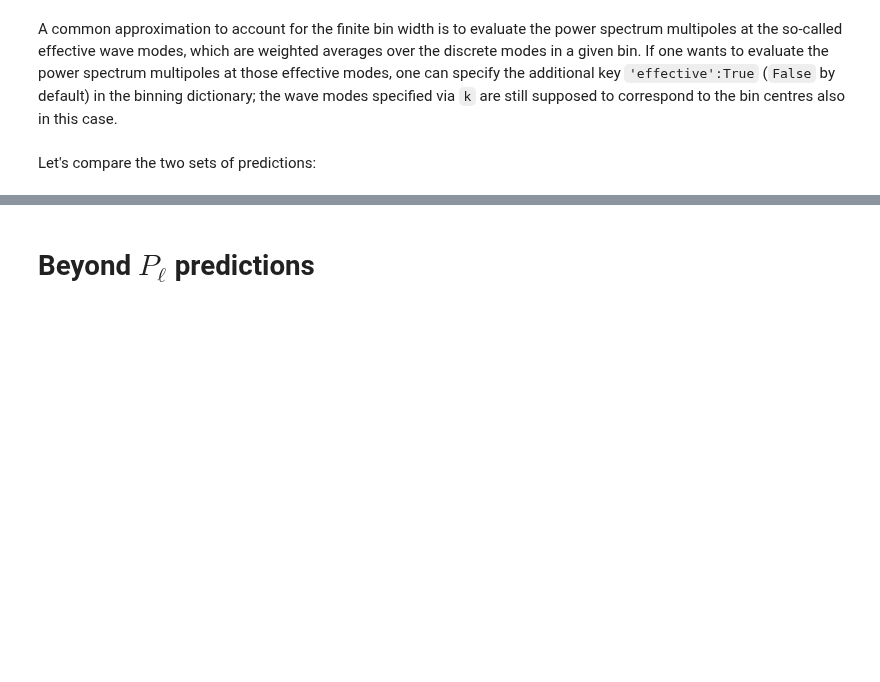
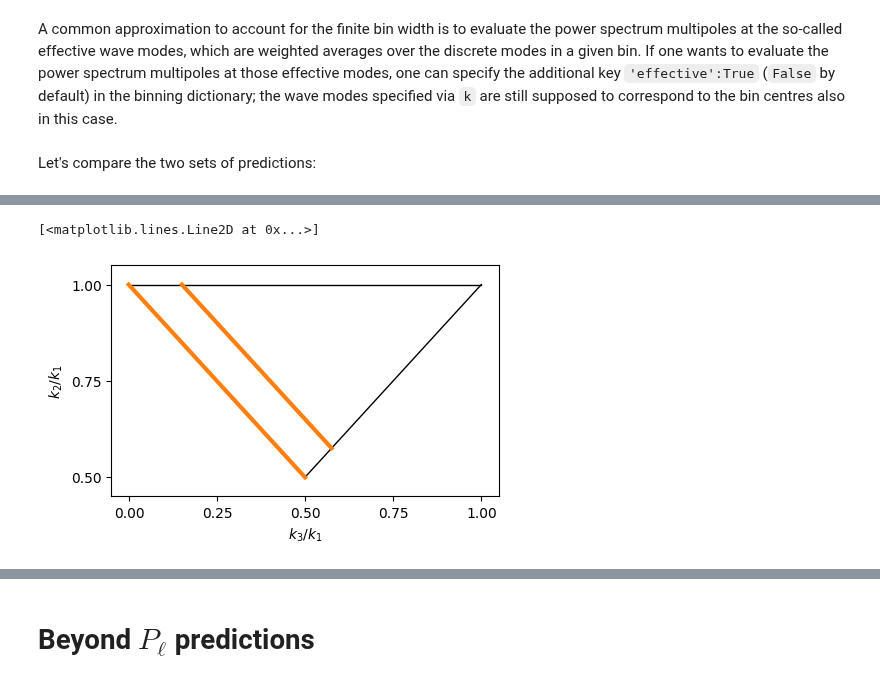
Before and after one commit to adematti/comet-emu, a Jupyter notebook: notebooks/Tutorial.ipynb, the cells around one changed output, grey strips where cells are left out. Drawn from its saved outputs; the diff is of its cells as text; code cells hidden in the pictures; blank space fills up the shorter version.

```diff
--- a/notebooks/Tutorial.ipynb
+++ b/notebooks/Tutorial.ipynb
@@ -311,0 +340,26 @@ Text(0, 0.5, '$k\\,P_{\\ell}(k)$ [$(h/\\mathrm{Mpc})^2$]')
+# %%
+f = plt.figure(figsize=(5,3))
+ax = f.add_subplot(111)
+
+x1 = np.linspace(0,0.5)
+x2 = np.linspace(0.5,1)
+
+ax.set_xticks(np.linspace(0,1,5))
+ax.set_xlabel(r'$k_3/k_1$')
+ax.set_xticklabels(['0.00','0.25','0.50','0.75','1.00'])
+ax.set_yticks(np.linspace(0.5,1,3))
+ax.set_ylabel(r'$k_2/k_1$')
+ax.plot(x1,1.-x1,c='k',lw=1)
+ax.plot(x2,x2,c='k',lw=1)
+ax.plot(np.concatenate((x1,x2)),np.ones(100),c='k',lw=1)
+ax.set_xlim(-0.05,1.05)
+ax.set_ylim(0.45,1.05)
+
+shape_limits = [0.999, 1.15]
+x3 = np.linspace(shape_limits[1]-1,shape_limits[1]/2)
+x4 = np.linspace(shape_limits[0]-1,shape_limits[0]/2)
+ax.plot(x3,shape_limits[1]-x3,c='C1',lw=3)
+ax.plot(x4,shape_limits[0]-x4,c='C1',lw=3)
+# %% [output]
+[<matplotlib.lines.Line2D at 0x...>]
+[figure, added]
```
Also changed, not shown: parts of 23 cells of this notebook, 10 other files.
